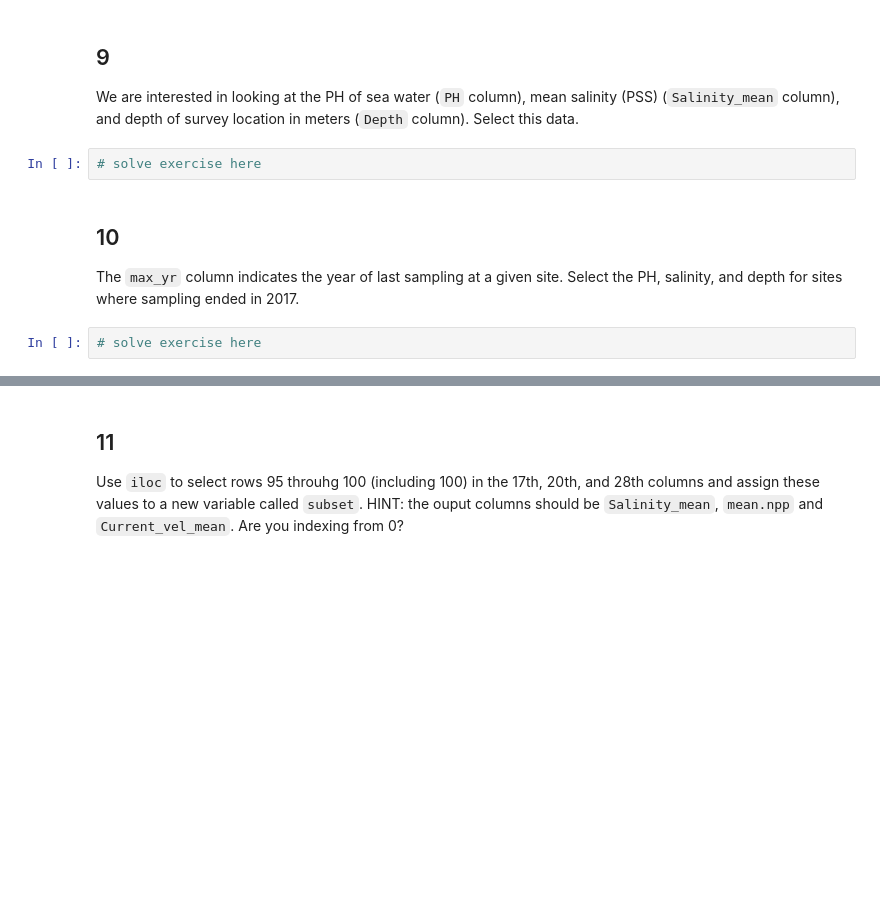
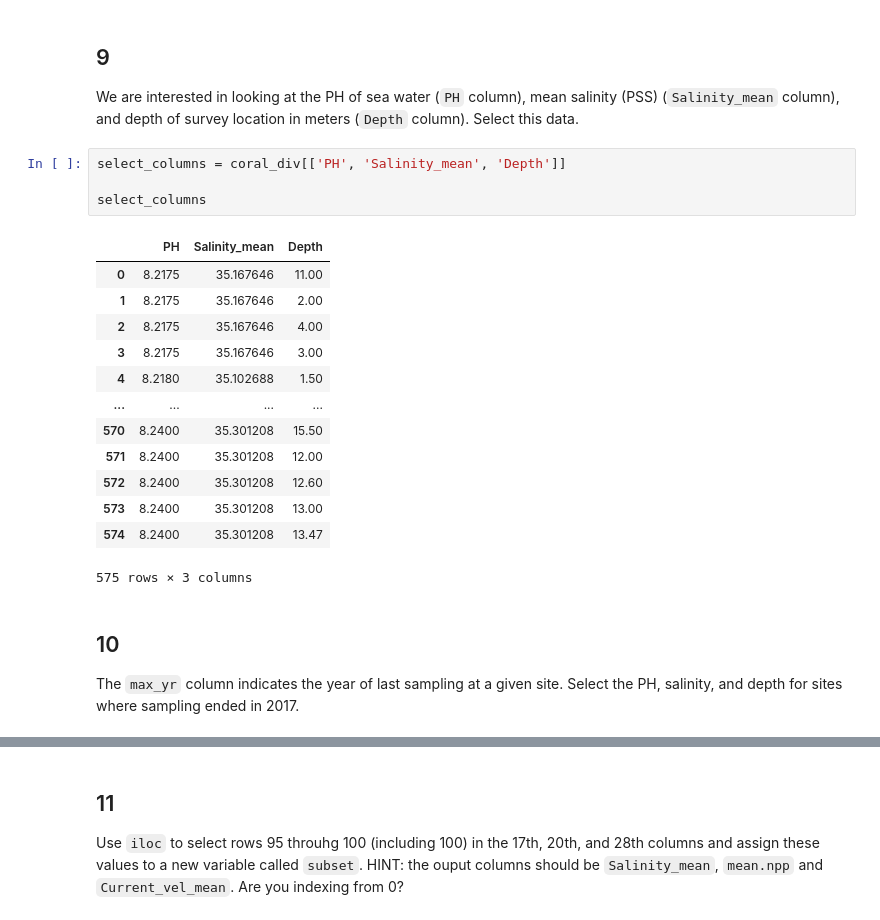
Before and after one commit to lchenhub/eds220-hwk-1, a Jupyter notebook: hwk1-task3.ipynb, the cells around one changed output, grey strips where cells are left out. Drawn from its saved outputs; the diff is of its cells as text; blank space fills up the shorter version.

```diff
--- a/hwk1-task3.ipynb
+++ b/hwk1-task3.ipynb
@@ -218,10 +218,24 @@ coral_div[(coral_div['Coralcover'] == 30) & (coral_div['Country']=='Tanzania')]
 ## 9
 
 We are interested in looking at the PH of sea water (`PH` column),  mean salinity (PSS) (`Salinity_mean` column), and depth of survey location in meters (`Depth` column). Select this data.
-# %%
-# solve exercise here
+# %%
+select_columns = coral_div[['PH', 'Salinity_mean', 'Depth']]
+
+select_columns
+# %% [output]
+|  | PH | Salinity_mean | Depth |
+| 0 | 8.2175 | 35.167646 | 11.00 |
+| 1 | 8.2175 | 35.167646 | 2.00 |
+| 2 | 8.2175 | 35.167646 | 4.00 |
+| 3 | 8.2175 | 35.167646 | 3.00 |
+| 4 | 8.2180 | 35.102688 | 1.50 |
+| ... | ... | ... | ... |
+| 570 | 8.2400 | 35.301208 | 15.50 |
+| 571 | 8.2400 | 35.301208 | 12.00 |
+| 572 | 8.2400 | 35.301208 | 12.60 |
+| 573 | 8.2400 | 35.301208 | 13.00 |
+| 574 | 8.2400 | 35.301208 | 13.47 |
+575 rows × 3 columns
 # %% [markdown]
 ## 10
 The `max_yr` column indicates the year of last sampling at a given site. Select the PH, salinity, and depth for sites where sampling ended in 2017.
-# %%
-# solve exercise here
```
Also changed, not shown: parts of 11 cells of this notebook.
